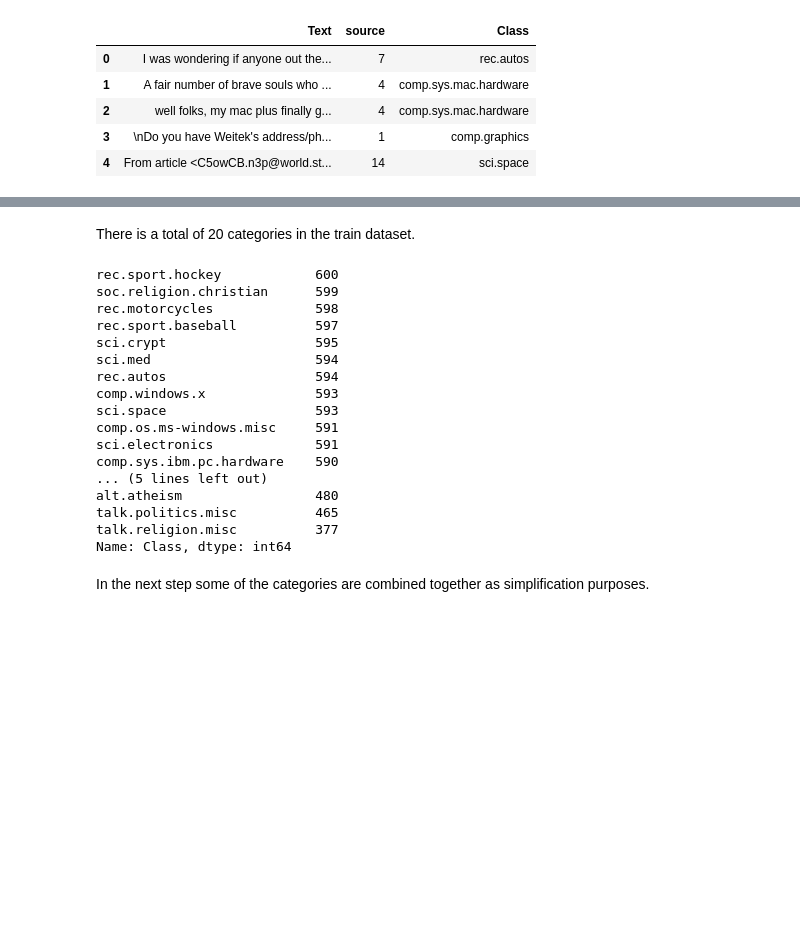
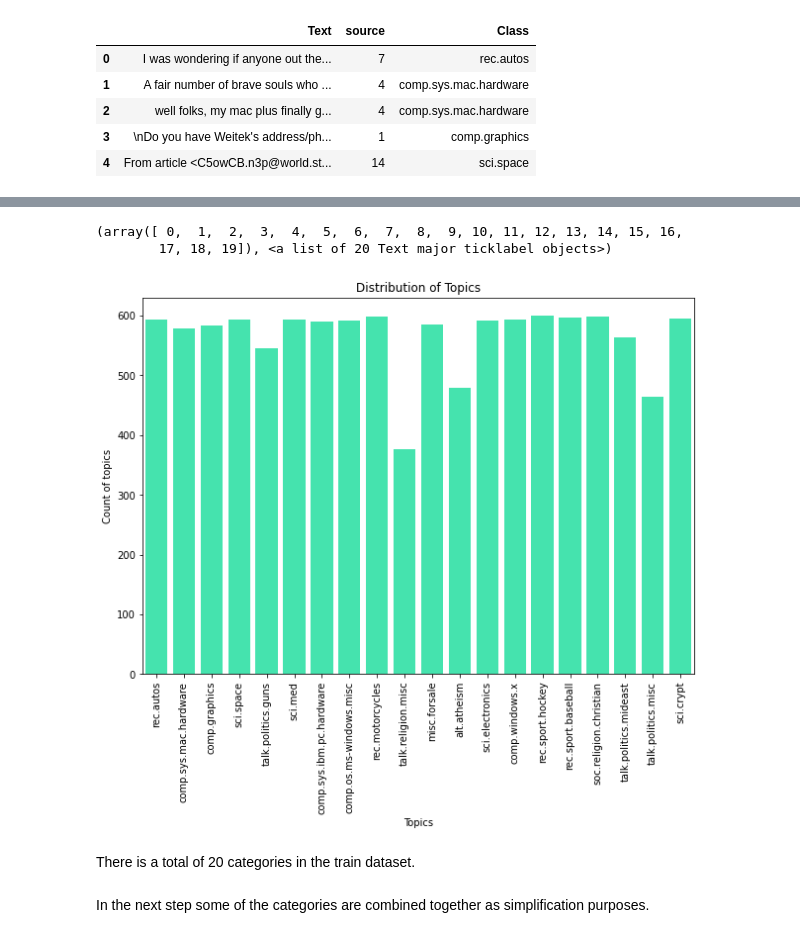
Before and after one commit to iniestaserranoalberto/NLP, a Jupyter notebook: NLPGroupC.ipynb, the cells around one changed output, grey strips where cells are left out. Cells and saved outputs as stored; diff of their text form; code cells hidden in the pictures; blank space fills up the shorter version.

```diff
--- a/NLPGroupC.ipynb
+++ b/NLPGroupC.ipynb
@@ -96,27 +113,19 @@ training_df.head()
+# %%
+# plot distribution of topics in news data
+fig = plt.figure(figsize=[10,7])
+ax = sns.countplot(training_df['Class'], color=sns.xkcd_rgb['greenish cyan'])
+plt.title('Distribution of Topics')
+plt.xlabel('Topics')
+plt.ylabel('Count of topics')
+plt.xticks(rotation=90)
+# %% [output]
+(array([ 0,  1,  2,  3,  4,  5,  6,  7,  8,  9, 10, 11, 12, 13, 14, 15, 16,
+        17, 18, 19]), <a list of 20 Text major ticklabel objects>)
+[figure, added]
 # %%
 training_df.drop(['source'],axis=1,inplace=True)
 # %% [markdown]
 There is a total of 20 categories in the train dataset.
-# %%
-training_df['Class'].value_counts()
-# %% [output]
-rec.sport.hockey            600
-soc.religion.christian      599
-rec.motorcycles             598
-rec.sport.baseball          597
-sci.crypt                   595
-sci.med                     594
-rec.autos                   594
-comp.windows.x              593
-sci.space                   593
-comp.os.ms-windows.misc     591
-sci.electronics             591
-comp.sys.ibm.pc.hardware    590
-... (5 lines left out)
-alt.atheism                 480
-talk.politics.misc          465
-talk.religion.misc          377
-Name: Class, dtype: int64
 # %% [markdown]
 In the next step some of the categories are combined together as simplification purposes.
 # %%
```
Also changed, not shown: parts of 33 cells of this notebook.
